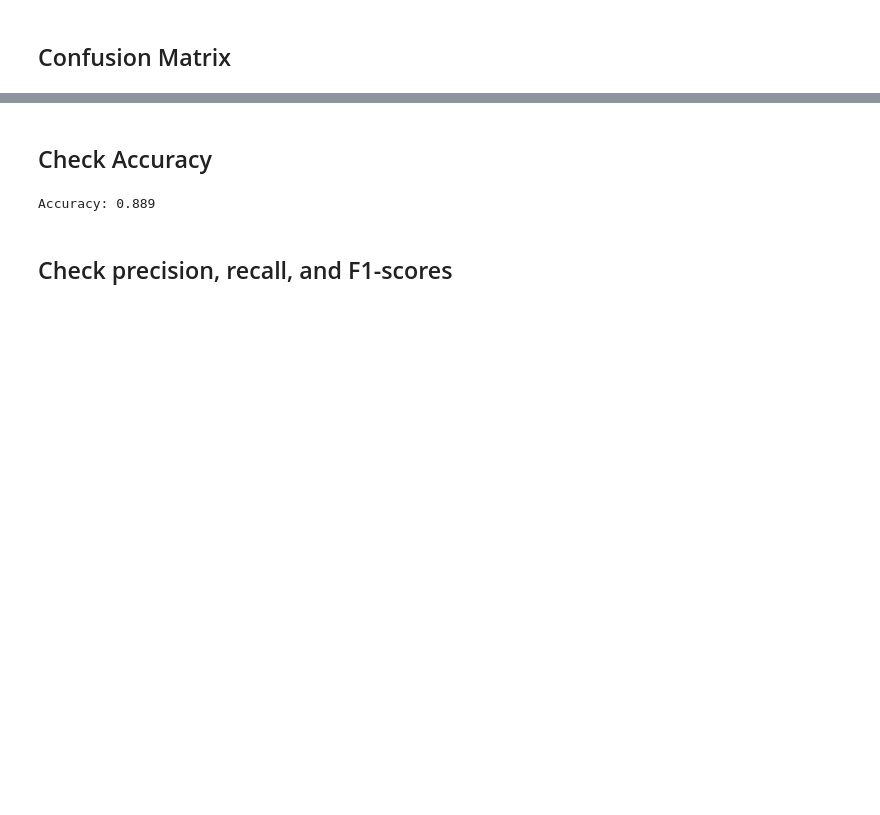
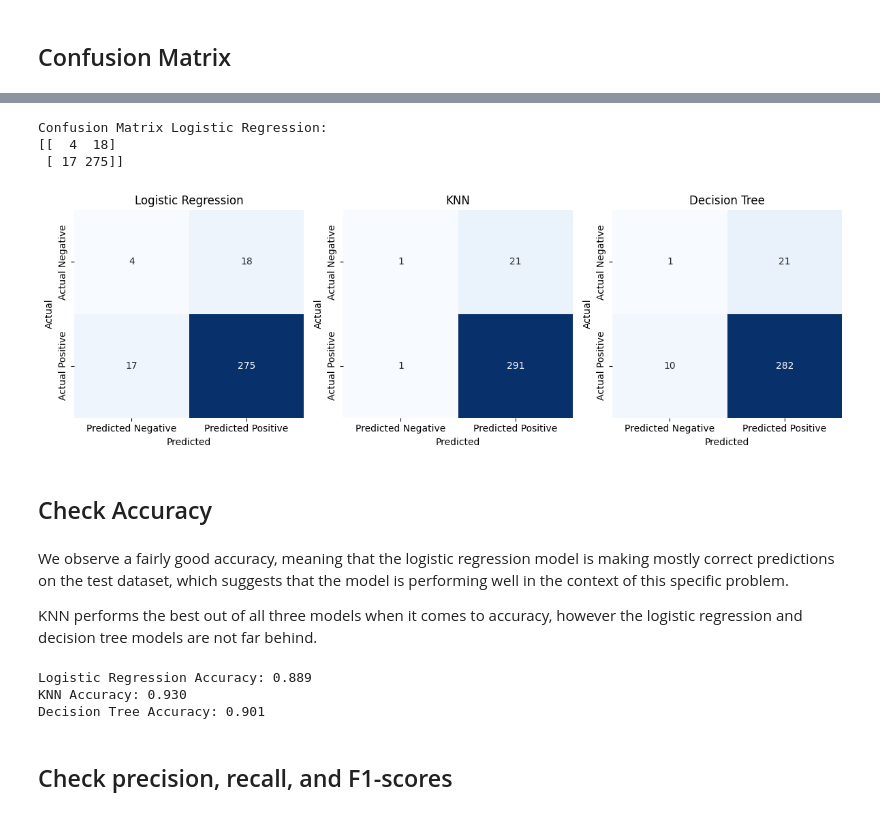
Before and after one commit to eomielan/manu465, a Jupyter notebook: assignments/assignment3/assignment3.ipynb, the cells around one changed output, grey strips where cells are left out. Drawn from its saved outputs; the diff is of its cells as text; code cells hidden in the pictures; blank space fills up the shorter version.

Commit message:
Update assignment 3 with analysis and new models

```diff
--- a/assignments/assignment3/assignment3.ipynb
+++ b/assignments/assignment3/assignment3.ipynb
@@ -250,0 +278,16 @@ Mean Accuracy: 0.884
+# %%
+from sklearn.tree import DecisionTreeClassifier
+
+tree_clf = DecisionTreeClassifier(max_depth=5)
+
+scores = cross_val_score(tree_clf, X_train, y_train, cv=5)
+
+# Print accuracy for each fold
+for i, score in enumerate(scores):
+    print(f'Fold {i+1} Accuracy: {score:.3f}')
+
+mean_accuracy = scores.mean()  # Average of all folds
+print(f'Mean Accuracy: {mean_accuracy:.3f}')
+
+tree_clf.fit(X_train, y_train)
+y_pred_tree = tree_clf.predict(X_test)
@@ -279,11 +307,71 @@ Confusion Matrix:
+# %%
+import seaborn as sb
+from sklearn.metrics import confusion_matrix
+
+confusion1 = confusion_matrix(y_test, y_pred_reg)
+confusion2 = confusion_matrix(y_test, y_pred_knn)
+confusion3 = confusion_matrix(y_test, y_pred_tree)
+
+# Print confusion matrix
+print("Confusion Matrix Logistic Regression:")
+print(confusion1)
+
+plt.figure(figsize=(12, 4))
+
+# Plot the first heatmap
+plt.subplot(131)  # 1 row, 3 columns, plot in the first position
+sb.heatmap(confusion1, annot=True, fmt="d", cmap="Blues", cbar=False,
+            xticklabels=["Predicted Negative", "Predicted Positive"],
+            yticklabels=["Actual Negative", "Actual Positive"])
+plt.xlabel('Predicted')
+plt.ylabel('Actual')
+plt.title('Logistic Regression')
+
+# Plot the second heatmap
+plt.subplot(132)  # 1 row, 3 columns, plot in the second position
+sb.heatmap(confusion2, annot=True, fmt="d", cmap="Blues", cbar=False,
+            xticklabels=["Predicted Negative", "Predicted Positive"],
+            yticklabels=["Actual Negative", "Actual Positive"])
+plt.xlabel('Predicted')
+plt.ylabel('Actual')
+plt.title('KNN')
+
+# Plot the third heatmap
+plt.subplot(133)  # 1 row, 3 columns, plot in the third position
+sb.heatmap(confusion3, annot=True, fmt="d", cmap="Blues", cbar=False,
+            xticklabels=["Predicted Negative", "Predicted Positive"],
+            yticklabels=["Actual Negative", "Actual Positive"])
+plt.xlabel('Predicted')
+plt.ylabel('Actual')
+plt.title('Decision Tree')
+
+plt.tight_layout()
+plt.show()
+# %% [output]
+Confusion Matrix Logistic Regression:
+[[  4  18]
+ [ 17 275]]
+[figure, added]
 # %% [markdown]
 ## Check Accuracy
+# %% [markdown]
+We observe a fairly good accuracy, meaning that the logistic regression model is making mostly correct predictions on the test dataset, which suggests that the model is performing well in the context of this specific problem.
+
+KNN performs the best out of all three models when it comes to accuracy, however the logistic regression and decision tree models are not far behind.
 # %%
 from sklearn.metrics import accuracy_score
 
 accuracy = accuracy_score(y_test, y_pred_reg)
-print(f'Accuracy: {accuracy:.3f}')
+print(f'Logistic Regression Accuracy: {accuracy:.3f}')
+
+accuracy = accuracy_score(y_test, y_pred_knn)
+print(f'KNN Accuracy: {accuracy:.3f}')
+
+accuracy = accuracy_score(y_test, y_pred_tree)
+print(f'Decision Tree Accuracy: {accuracy:.3f}')
 # %% [output]
-Accuracy: 0.889
+Logistic Regression Accuracy: 0.889
+KNN Accuracy: 0.930
+Decision Tree Accuracy: 0.901
 # %% [markdown]
 ## Check precision, recall, and F1-scores
```
Also changed, not shown: parts of 9 cells of this notebook.
